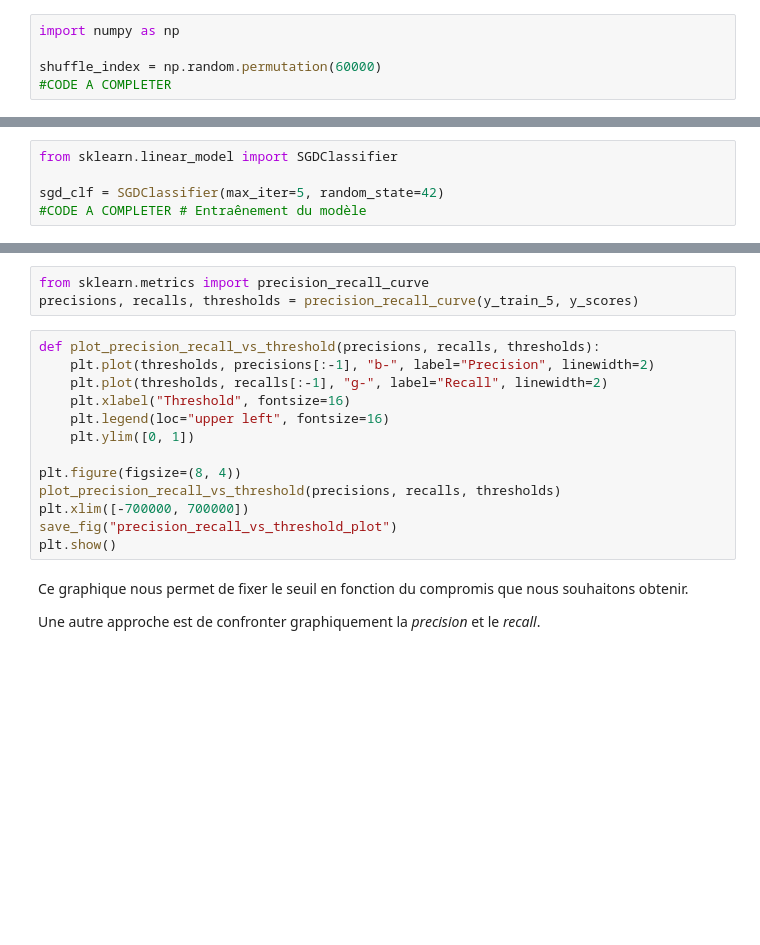
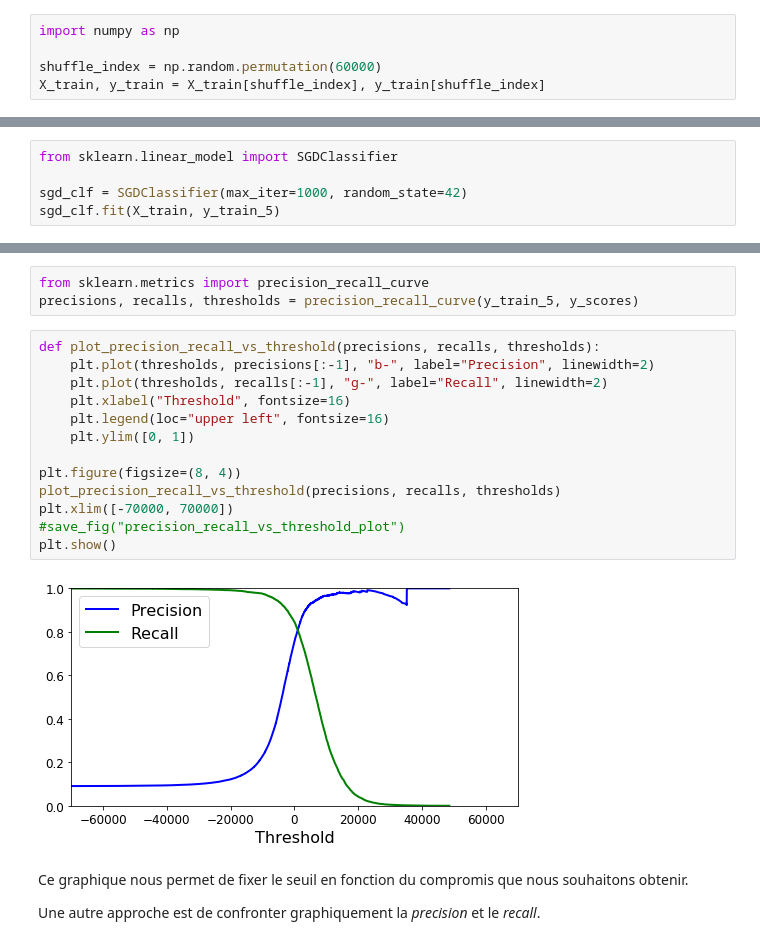
Before and after one commit to Cedric-M/Machine-Learning, a Jupyter notebook: WS 3.1 - Machine Learning.ipynb, the cells around one changed output, grey strips where cells are left out. Saved outputs shown, nothing was run; the diff lists cells and outputs as text; blank space fills up the shorter version.

```diff
--- a/WS 3.1 - Machine Learning.ipynb
+++ b/WS 3.1 - Machine Learning.ipynb
@@ -155,7 +197,7 @@ Le _dataset_ semble ordonné. Nous allons mélanger les données pour éviter d'
 import numpy as np
 
 shuffle_index = np.random.permutation(60000)
-#CODE A COMPLETER
+X_train, y_train = X_train[shuffle_index], y_train[shuffle_index]
 # %% [markdown]
 ## Entraînement d'un classifieur binaire
 # %% [markdown]
@@ -168,5 +210,5 @@ Pour commencer, nous allons entraîner un classifieur par [_descente de gradient
 # %%
 from sklearn.linear_model import SGDClassifier
 
-sgd_clf = SGDClassifier(max_iter=5, random_state=42)
-#CODE A COMPLETER # Entraênement du modèle
+sgd_clf = SGDClassifier(max_iter=1000, random_state=42)
+sgd_clf.fit(X_train, y_train_5)
@@ -352,16 +437,18 @@ precisions, recalls, thresholds = precision_recall_curve(y_train_5, y_scores)
 # %%
 def plot_precision_recall_vs_threshold(precisions, recalls, thresholds):
     plt.plot(thresholds, precisions[:-1], "b-", label="Precision", linewidth=2)
     plt.plot(thresholds, recalls[:-1], "g-", label="Recall", linewidth=2)
     plt.xlabel("Threshold", fontsize=16)
     plt.legend(loc="upper left", fontsize=16)
     plt.ylim([0, 1])
 
 plt.figure(figsize=(8, 4))
 plot_precision_recall_vs_threshold(precisions, recalls, thresholds)
-plt.xlim([-700000, 700000])
-save_fig("precision_recall_vs_threshold_plot")
+plt.xlim([-70000, 70000])
+#save_fig("precision_recall_vs_threshold_plot")
 plt.show()
+# %% [output]
+[figure, added]
 # %% [markdown]
 Ce graphique nous permet de fixer le seuil en fonction du compromis que nous souhaitons obtenir.
 
```
Also changed, not shown: parts of 34 cells of this notebook.
